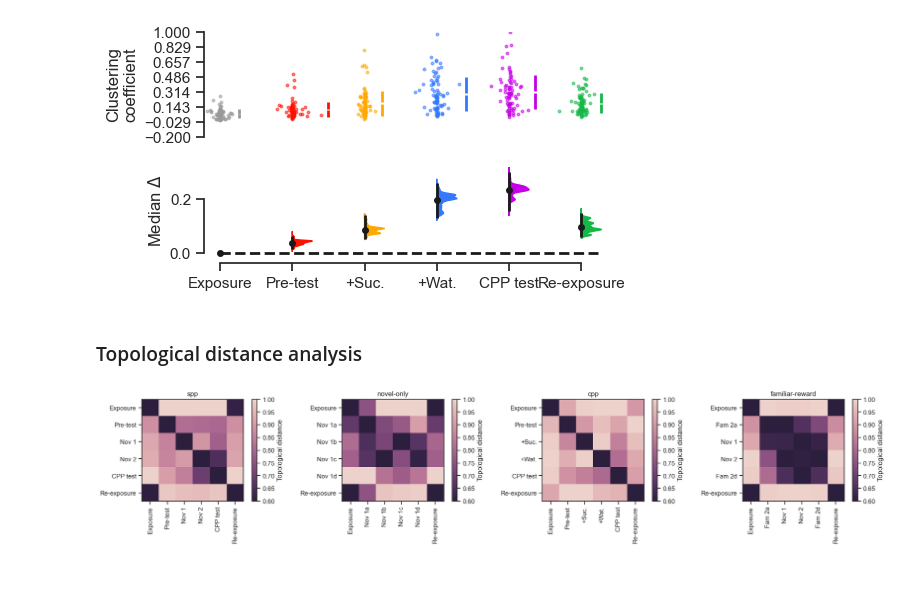
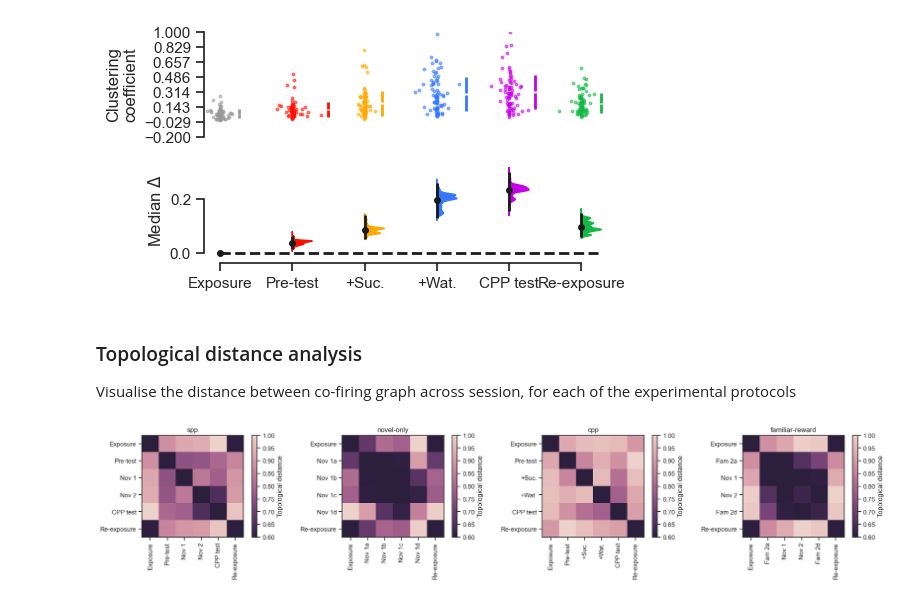
Before and after one commit to drsax93/cofiringTopology, a Jupyter notebook: cofiringTopology.ipynb, the cells around one changed output. Drawn from its saved outputs; the diff is of its cells as text; code cells hidden in the pictures.

```diff
--- a/cofiringTopology.ipynb
+++ b/cofiringTopology.ipynb
@@ -526,23 +526,26 @@ ax[1].set_ylabel('Median $\Delta$');
 [figure]
 [figure]
 [figure]
-# %% [markdown]
-### Topological distance analysis
+# %% [markdown]
+### Topological distance analysis
+
+Visualise the distance between co-firing graph across session, for each of the experimental protocols
 # %%
 plt.figure(figsize=(24,3.2))
 for ne,EXP in enumerate(exp_names): # loop over datasets
     KEYS = sess_label[EXP]
     topoDmat = np.zeros((len(KEYS),len(KEYS)))
     for nk,k in enumerate(KEYS):
-        temp = np.asarray([np.absolute(netD[EXP][k][kk]) for kk in KEYS]) # obtain row of the matrix
-        topoDmat[:,nk] = temp/np.max(temp) # normalise
+        # obtain row of the topo distance matrix
+        topoDmat[:,nk] = np.asarray([netD[EXP][k][kk] for kk in KEYS])
+    topoDmat /= topoDmat.max() # normalise the distances
     plt.subplot(1,4,ne+1)
     plt.title(EXP)
     plt.imshow(topoDmat,cmap=sns.cubehelix_palette(20,reverse=True,as_cmap=True))
-    cbar = plt.colorbar(); plt.clim(0.6,1); cbar.set_label('Topological distance')
+    cbar = plt.colorbar(); plt.clim(0.6,1); cbar.set_label('Topological distance') # colorbar
     plt.xticks(range(6),sess_label[EXP],rotation=90); plt.yticks(range(6),sess_label[EXP])
 # %% [output]
-[figure, old version]
+[figure, new version]
 # %%
 # pca projection of topological distance matrices
 # display sessions labels
```
Also changed, not shown: parts of 2 cells of this notebook.
